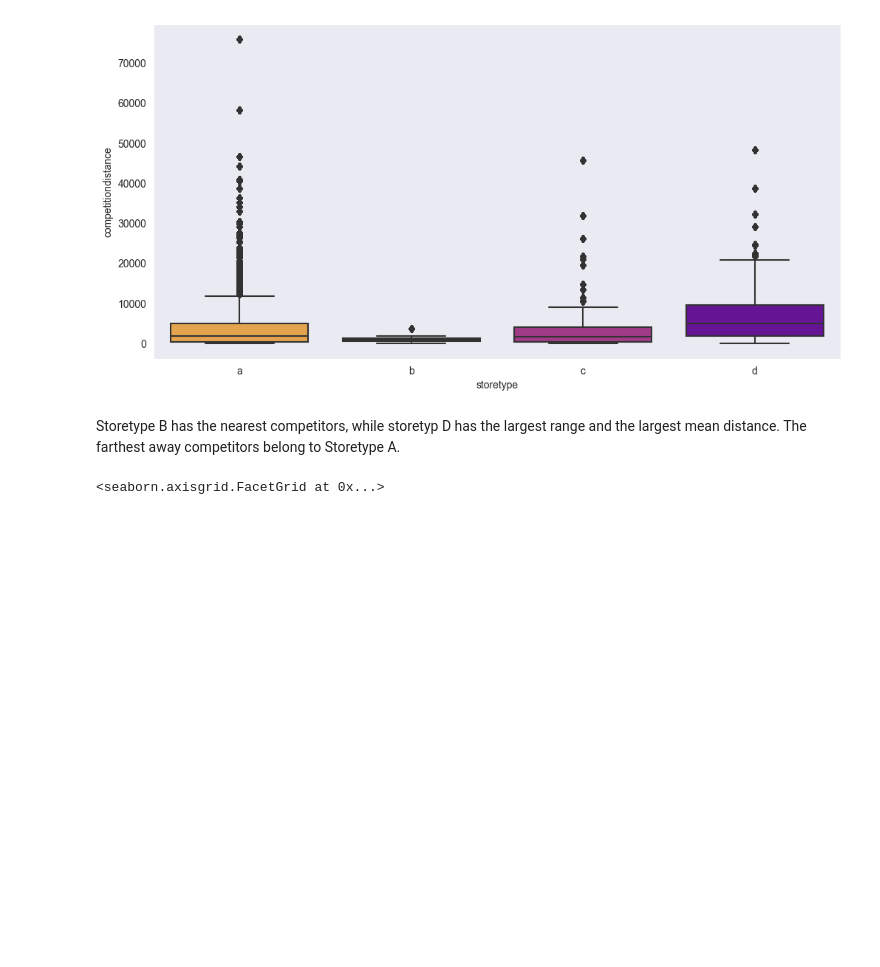
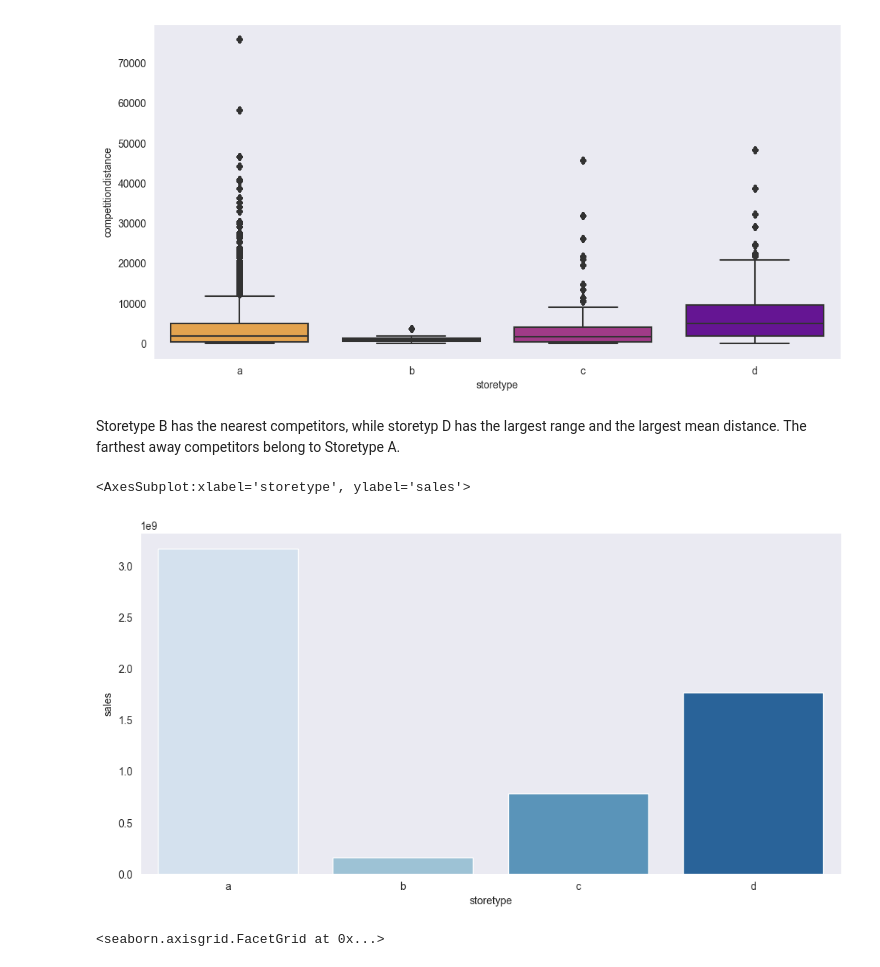
Before and after one commit to bur-oez/Capstone-Project-Rossman-Sales, a Jupyter notebook: Capstone_Rossmann_BO.ipynb, the cells around one changed output. Cells and saved outputs as stored; diff of their text form; code cells hidden in the pictures; blank space fills up the shorter version.

```diff
--- a/Capstone_Rossmann_BO.ipynb
+++ b/Capstone_Rossmann_BO.ipynb
@@ -430,6 +438,12 @@ sns.boxplot(data= df, x= 'storetype', y= 'competitiondistance', palette = 'plasm
 [figure]
 # %% [markdown]
 Storetype B has the nearest competitors, while storetyp D has the largest range and the largest mean distance. The farthest away competitors belong to Storetype A.
+# %%
+temp_df = df.groupby(df.storetype).sum()
+sns.barplot(temp_df.index, temp_df.sales, palette='Blues')
+# %% [output]
+<AxesSubplot:xlabel='storetype', ylabel='sales'>
+[figure, added]
 # %%
 # plotting sales per storetype, based on promo1 or promo2
 g = sns.FacetGrid(data = df,
```
Also changed, not shown: parts of 27 cells of this notebook.
